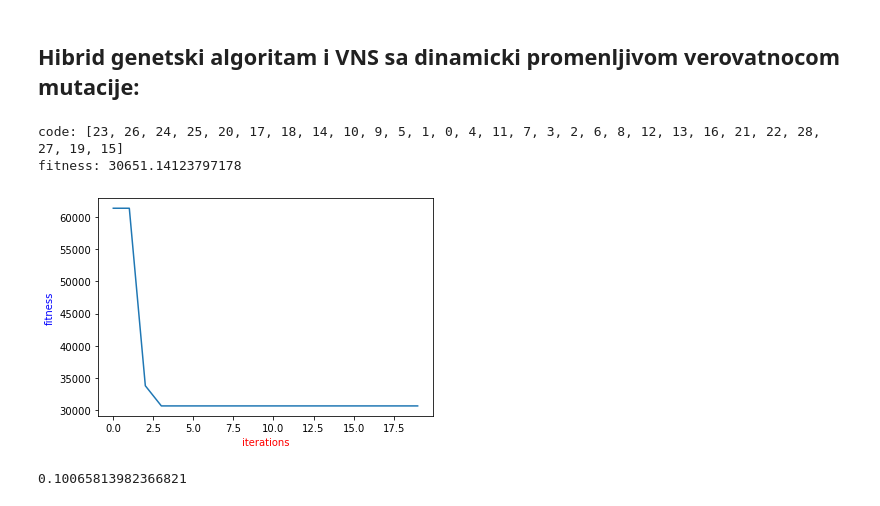
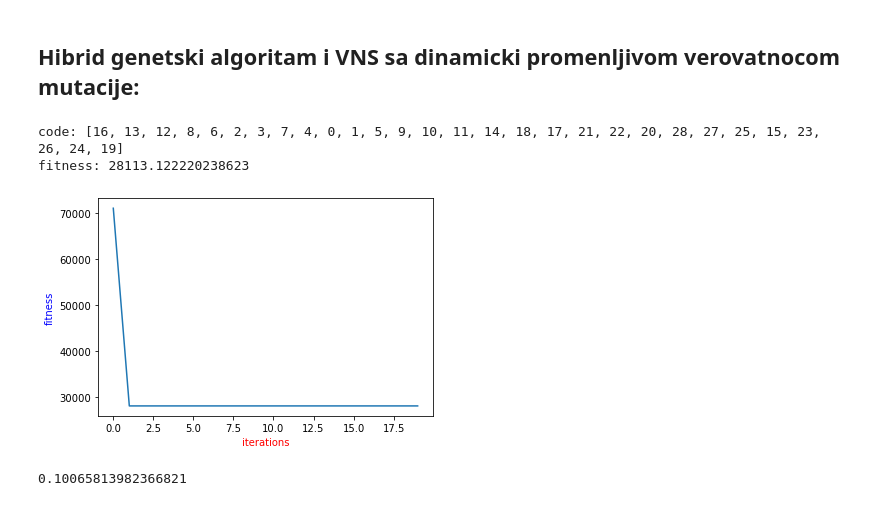
Before and after one commit to mkordic/ga_vns_hybrid, a Jupyter notebook: ga_vns_hybrid.ipynb, the cells around one changed output. Cells and saved outputs as stored; diff of their text form; code cells hidden in the pictures.

```diff
--- a/ga_vns_hybrid.ipynb
+++ b/ga_vns_hybrid.ipynb
@@ -576,17 +576,17 @@ def ga_rvns_dynamic_mutation_adjustment(g,num_iters, use_elitism, elitism_size,
 # %%
 
 ga_rvns_dynamic_mutation_adjustment( graph,
     num_iters = 20,
     use_elitism = True,
     population_size = 1000,
     elitism_size = 60,
     mutation_prob = 0.2,
-    tournament_size = 20,
+    tournament_size = 5,
     )
 # %% [output]
-code: [23, 26, 24, 25, 20, 17, 18, 14, 10, 9, 5, 1, 0, 4, 11, 7, 3, 2, 6, 8, 12, 13, 16, 21, 22, 28, 27, 19, 15]
-fitness: 30651.14123797178
+code: [16, 13, 12, 8, 6, 2, 3, 7, 4, 0, 1, 5, 9, 10, 11, 14, 18, 17, 21, 22, 20, 28, 27, 25, 15, 23, 26, 24, 19]
+fitness: 28113.122220238623
-[figure, old version]
+[figure, new version]
 # %%
 0.20 - 4*1000/40265
 # %% [output]
```
Also changed, not shown: parts of 9 cells of this notebook, 1 other file.
